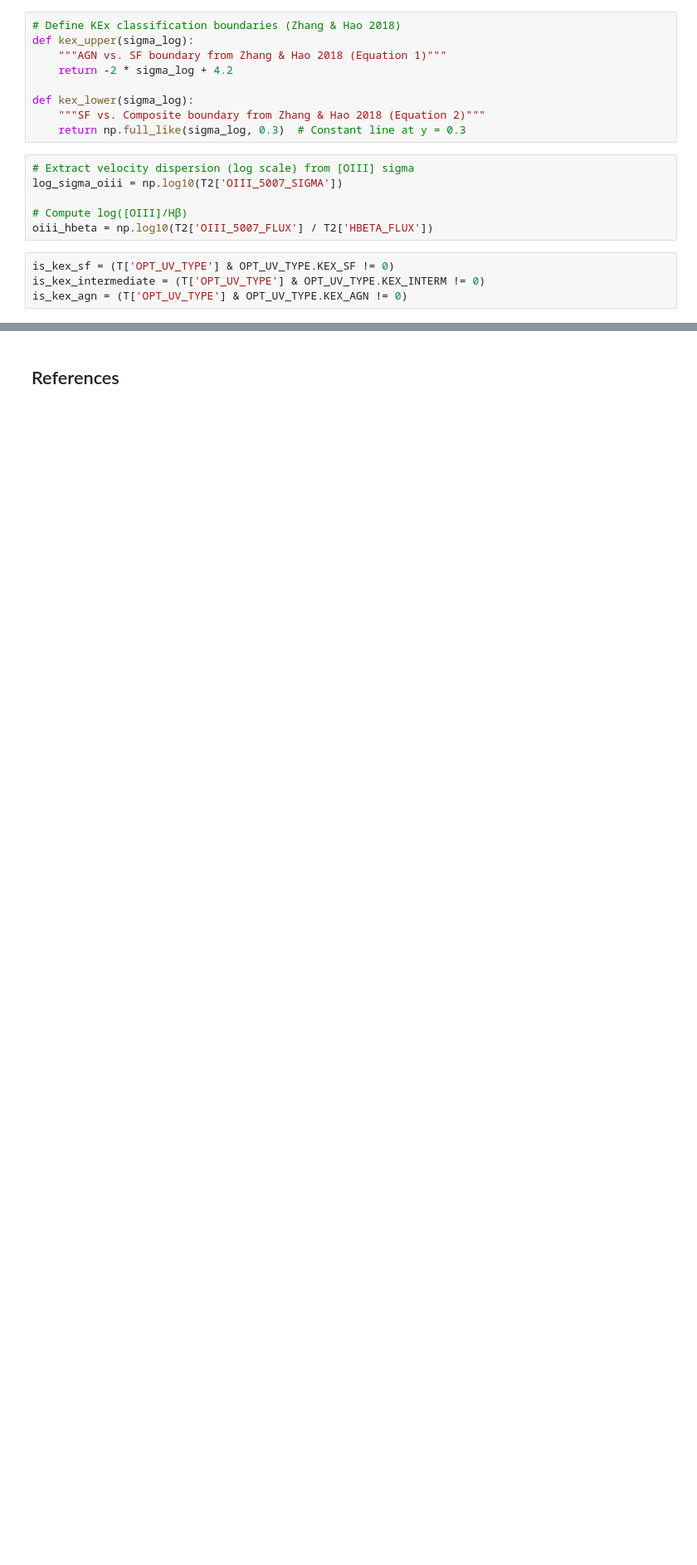
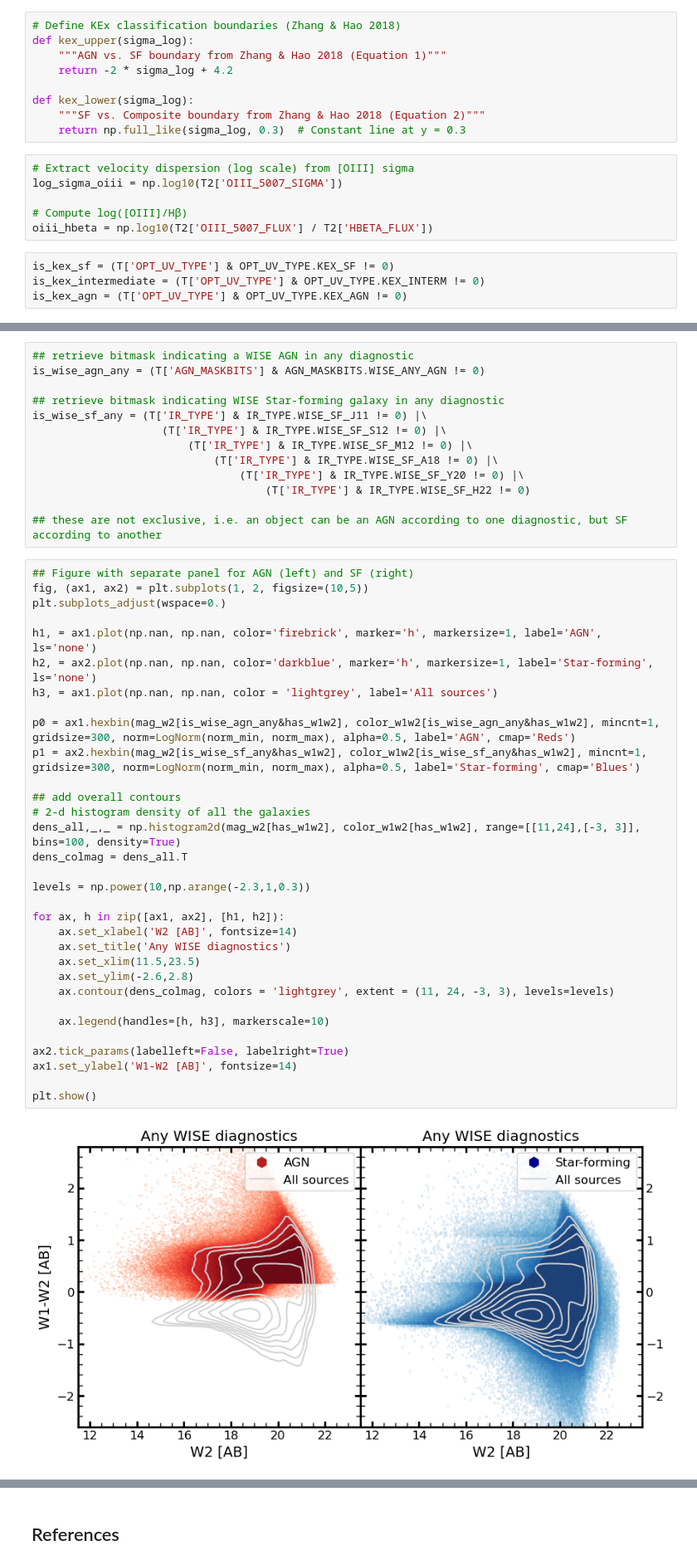
Before and after one commit to cosmodesi/desigaldev, a Jupyter notebook: AgnCats/notebooks/01_how_to_use_AGNQSO_catalog.ipynb, the cells around one changed output, grey strips where cells are left out. Shown at 83% size. Drawn from its saved outputs; the diff is of its cells as text; blank space fills up the shorter version.

Commit message:
tutorial 01 mir plots added

```diff
--- a/AgnCats/notebooks/01_how_to_use_AGNQSO_catalog.ipynb
+++ b/AgnCats/notebooks/01_how_to_use_AGNQSO_catalog.ipynb
@@ -661,0 +716,47 @@ Claire
+# %%
+## retrieve bitmask indicating a WISE AGN in any diagnostic
+is_wise_agn_any = (T['AGN_MASKBITS'] & AGN_MASKBITS.WISE_ANY_AGN != 0)
+
+## retrieve bitmask indicating WISE Star-forming galaxy in any diagnostic
+is_wise_sf_any = (T['IR_TYPE'] & IR_TYPE.WISE_SF_J11 != 0) |\
+                    (T['IR_TYPE'] & IR_TYPE.WISE_SF_S12 != 0) |\
+                        (T['IR_TYPE'] & IR_TYPE.WISE_SF_M12 != 0) |\
+                            (T['IR_TYPE'] & IR_TYPE.WISE_SF_A18 != 0) |\
+                                (T['IR_TYPE'] & IR_TYPE.WISE_SF_Y20 != 0) |\
+                                    (T['IR_TYPE'] & IR_TYPE.WISE_SF_H22 != 0)
+
+## these are not exclusive, i.e. an object can be an AGN according to one diagnostic, but SF according to another
+# %%
+## Figure with separate panel for AGN (left) and SF (right)
+fig, (ax1, ax2) = plt.subplots(1, 2, figsize=(10,5))
+plt.subplots_adjust(wspace=0.)
+
+h1, = ax1.plot(np.nan, np.nan, color='firebrick', marker='h', markersize=1, label='AGN', ls='none')
+h2, = ax2.plot(np.nan, np.nan, color='darkblue', marker='h', markersize=1, label='Star-forming', ls='none')
+h3, = ax1.plot(np.nan, np.nan, color = 'lightgrey', label='All sources')
+
+p0 = ax1.hexbin(mag_w2[is_wise_agn_any&has_w1w2], color_w1w2[is_wise_agn_any&has_w1w2], mincnt=1, gridsize=300, norm=LogNorm(norm_min, norm_max), alpha=0.5, label='AGN', cmap='Reds')
+p1 = ax2.hexbin(mag_w2[is_wise_sf_any&has_w1w2], color_w1w2[is_wise_sf_any&has_w1w2], mincnt=1, gridsize=300, norm=LogNorm(norm_min, norm_max), alpha=0.5, label='Star-forming', cmap='Blues')
+
+## add overall contours
+# 2-d histogram density of all the galaxies
+dens_all,_,_ = np.histogram2d(mag_w2[has_w1w2], color_w1w2[has_w1w2], range=[[11,24],[-3, 3]], bins=100, density=True)
+dens_colmag = dens_all.T
+
+levels = np.power(10,np.arange(-2.3,1,0.3))
+
+for ax, h in zip([ax1, ax2], [h1, h2]):
+    ax.set_xlabel('W2 [AB]', fontsize=14)
+    ax.set_title('Any WISE diagnostics')
+    ax.set_xlim(11.5,23.5)
+    ax.set_ylim(-2.6,2.8)
+    ax.contour(dens_colmag, colors = 'lightgrey', extent = (11, 24, -3, 3), levels=levels)
+
+    ax.legend(handles=[h, h3], markerscale=10)
+
+ax2.tick_params(labelleft=False, labelright=True)
+ax1.set_ylabel('W1-W2 [AB]', fontsize=14)
+
+plt.show()
+# %% [output]
+[figure, added]
```
Also changed, not shown: parts of 13 cells of this notebook.
